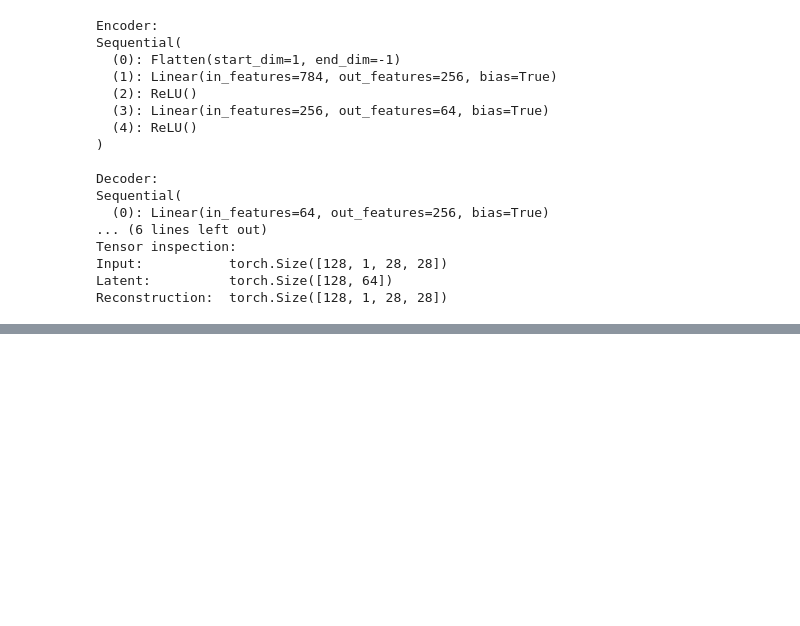
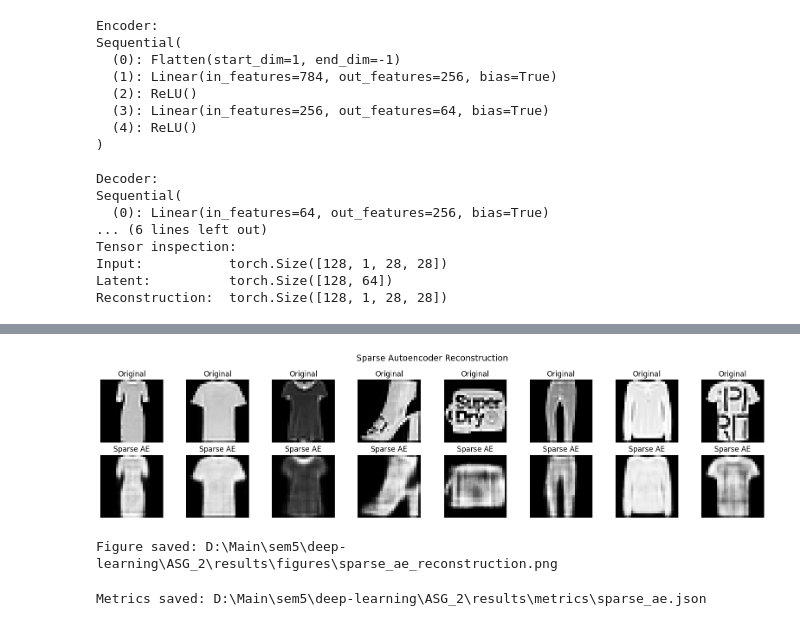
Before and after one commit to AlvaJufinto/DeepLearning_ASG2_2802473214, a Jupyter notebook: notebooks/03_sparse_autoencoder.ipynb, the cells around one changed output, grey strips where cells are left out. Cells and saved outputs as stored; diff of their text form; code cells hidden in the pictures; blank space fills up the shorter version.

```diff
--- a/notebooks/03_sparse_autoencoder.ipynb
+++ b/notebooks/03_sparse_autoencoder.ipynb
@@ -132,0 +415,60 @@ Reconstruction:  torch.Size([128, 1, 28, 28])
+# %%
+reconstruction_path = FIGURES_DIR / "sparse_ae_reconstruction.png"
+
+fig, axes = plt.subplots(2, 8, figsize=(16, 4))
+
+for i in range(8):
+    axes[0, i].imshow(images[i].squeeze(), cmap="gray")
+    axes[0, i].set_title("Original")
+    axes[0, i].axis("off")
+
+    axes[1, i].imshow(reconstructed[i].squeeze(), cmap="gray")
+    axes[1, i].set_title("Sparse AE")
+    axes[1, i].axis("off")
+
+plt.suptitle("Sparse Autoencoder Reconstruction", fontsize=14)
+plt.tight_layout()
+plt.savefig(reconstruction_path, dpi=300, bbox_inches="tight")
+plt.show()
+
+print(f"Figure saved: {reconstruction_path}")
+# %% [output]
+[figure, added]
+Figure saved: D:\Main\sem5\deep-learning\ASG_2\results\figures\sparse_ae_reconstruction.png
+# %%
+sparse_ae_metrics = {
+    "model": "Sparse Autoencoder",
+    "configuration": {
+        "latent_dim": LATENT_DIM,
+        "batch_size": BATCH_SIZE,
+        "epochs": EPOCHS,
+        "learning_rate": LEARNING_RATE,
+        "sparsity_weight": SPARSITY_WEIGHT,
+        "seed": SEED,
+    },
+    "test_metrics": {
+        "mse": test_mse,
+        "psnr": test_psnr,
+        "ssim": test_ssim,
+    },
+    "latent_sparsity": {
+        "zero_activation_ratio": zero_activation_ratio,
+        "mean_absolute_activation": mean_activation,
+        "mean_active_neurons": mean_active_neurons,
+        "zero_threshold": zero_threshold,
+    },
+    "training": {
+        "best_epoch": checkpoint["epoch"],
+        "best_validation_mse": best_val_loss,
+        "best_checkpoint": str(best_checkpoint_path.relative_to(PROJECT_ROOT)),
+    },
+}
+
+metrics_path = METRICS_DIR / "sparse_ae.json"
+
+with open(metrics_path, "w") as file:
+    json.dump(sparse_ae_metrics, file, indent=4)
+
+print(f"Metrics saved: {metrics_path}")
+# %% [output]
+Metrics saved: D:\Main\sem5\deep-learning\ASG_2\results\metrics\sparse_ae.json
```
Also changed, not shown: parts of 8 cells of this notebook.
